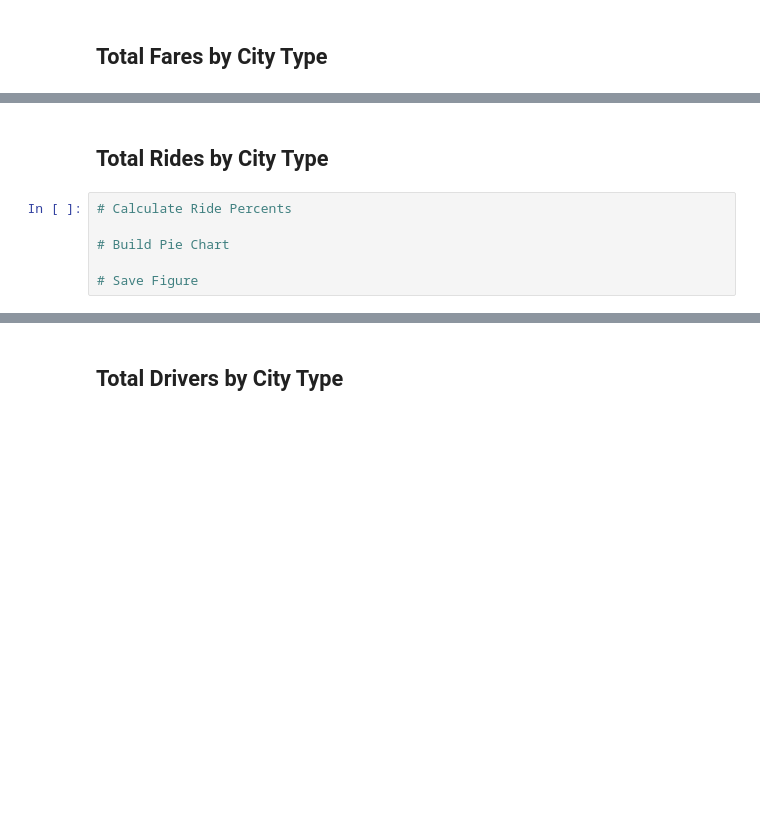
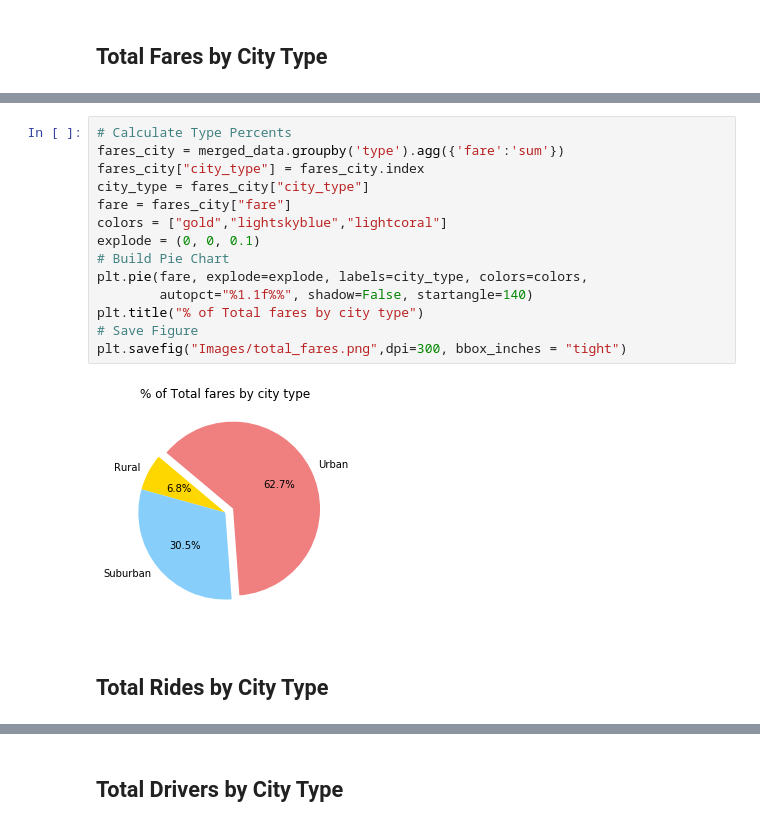
Before and after one commit to olutomiwaxl/PyBer, a Jupyter notebook: pyber_starter.ipynb, the cells around one changed output, grey strips where cells are left out. Cells and saved outputs as stored; diff of their text form; blank space fills up the shorter version.

```diff
--- a/pyber_starter.ipynb
+++ b/pyber_starter.ipynb
@@ -66,8 +79,18 @@ plt.show()
+# %%
+# Calculate Type Percents
+fares_city = merged_data.groupby('type').agg({'fare':'sum'})
+fares_city["city_type"] = fares_city.index
+city_type = fares_city["city_type"]
+fare = fares_city["fare"]
+colors = ["gold","lightskyblue","lightcoral"]
+explode = (0, 0, 0.1)
+# Build Pie Chart
+plt.pie(fare, explode=explode, labels=city_type, colors=colors,
+        autopct="%1.1f%%", shadow=False, startangle=140)
+plt.title("% of Total fares by city type")
+# Save Figure
+plt.savefig("Images/total_fares.png",dpi=300, bbox_inches = "tight")
+# %% [output]
+[figure, added]
 # %% [markdown]
 ## Total Rides by City Type
-# %%
-# Calculate Ride Percents
-
-# Build Pie Chart
-
-# Save Figure
```
Also changed, not shown: parts of 12 cells of this notebook, 6 other files.
